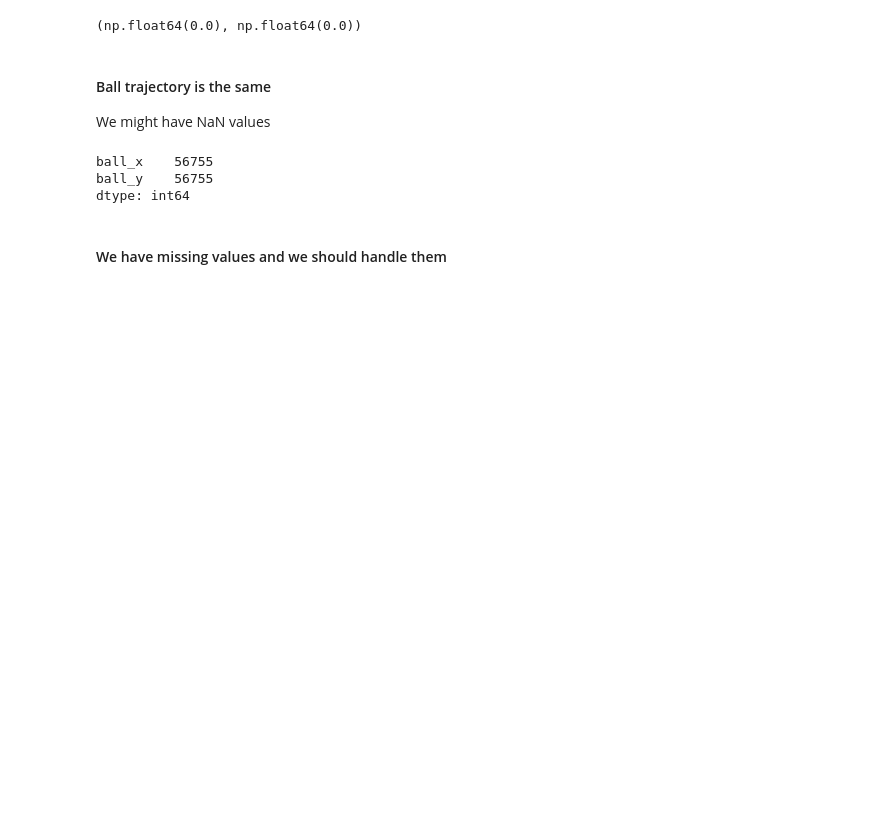
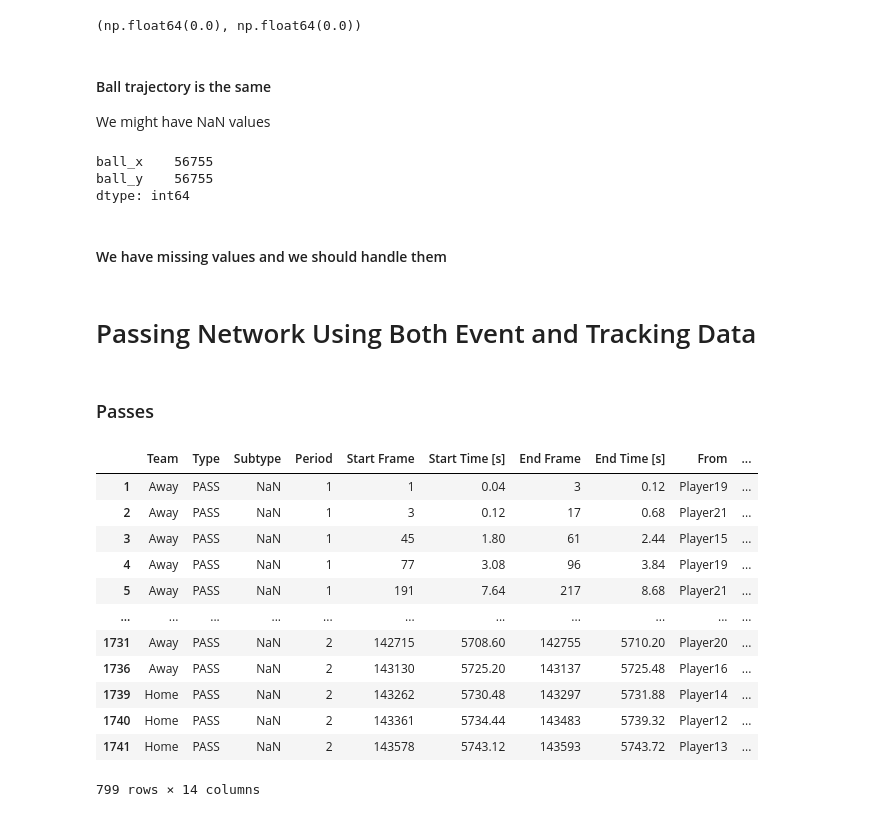
Before and after one commit to ieee-sb-uniwa/milon-football, a Jupyter notebook: notebooks/game1_analysis.ipynb, the cells around one changed output. Drawn from its saved outputs; the diff is of its cells as text; code cells hidden in the pictures; blank space fills up the shorter version.

```diff
--- a/notebooks/game1_analysis.ipynb
+++ b/notebooks/game1_analysis.ipynb
@@ -1661,3 +1861,23 @@ ball_y    56755
 dtype: int64
 # %% [markdown]
 #### We have missing values and we should handle them
+# %% [markdown]
+# Passing Network Using Both Event and Tracking Data
+# %% [markdown]
+### Passes
+# %%
+pass_events
+# %% [output]
+|  | Team | Type | Subtype | Period | Start Frame | Start Time [s] | End Frame | End Time [s] | From | ... |
+| 1 | Away | PASS | NaN | 1 | 1 | 0.04 | 3 | 0.12 | Player19 | ... |
+| 2 | Away | PASS | NaN | 1 | 3 | 0.12 | 17 | 0.68 | Player21 | ... |
+| 3 | Away | PASS | NaN | 1 | 45 | 1.80 | 61 | 2.44 | Player15 | ... |
+| 4 | Away | PASS | NaN | 1 | 77 | 3.08 | 96 | 3.84 | Player19 | ... |
+| 5 | Away | PASS | NaN | 1 | 191 | 7.64 | 217 | 8.68 | Player21 | ... |
+| ... | ... | ... | ... | ... | ... | ... | ... | ... | ... | ... |
+| 1731 | Away | PASS | NaN | 2 | 142715 | 5708.60 | 142755 | 5710.20 | Player20 | ... |
+| 1736 | Away | PASS | NaN | 2 | 143130 | 5725.20 | 143137 | 5725.48 | Player16 | ... |
+| 1739 | Home | PASS | NaN | 2 | 143262 | 5730.48 | 143297 | 5731.88 | Player14 | ... |
+| 1740 | Home | PASS | NaN | 2 | 143361 | 5734.44 | 143483 | 5739.32 | Player12 | ... |
+| 1741 | Home | PASS | NaN | 2 | 143578 | 5743.12 | 143593 | 5743.72 | Player13 | ... |
+799 rows × 14 columns
```
Also changed, not shown: parts of 29 cells of this notebook.
